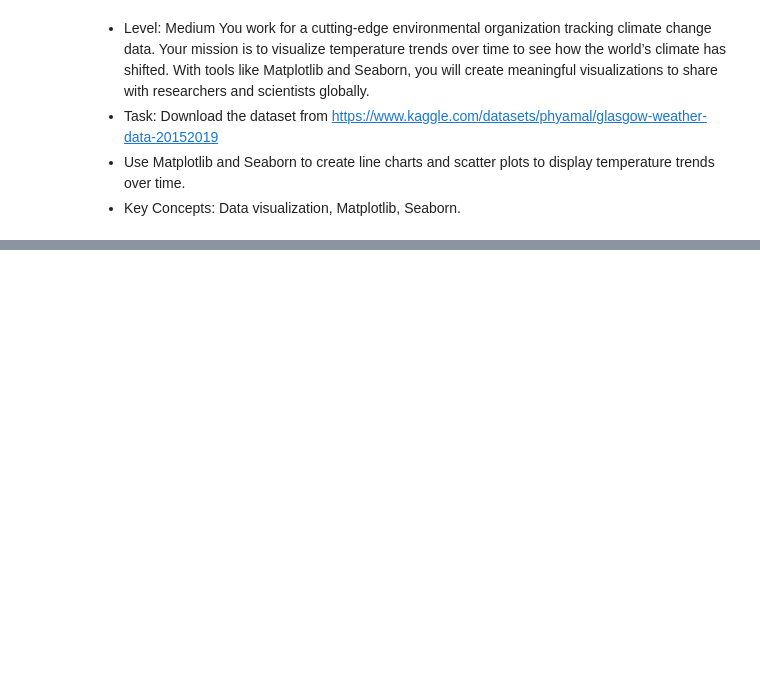
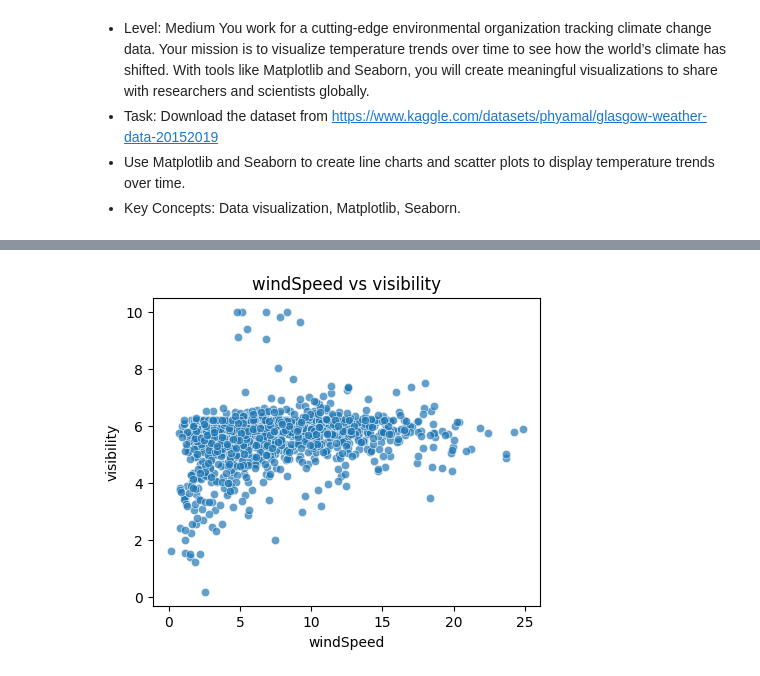
Before and after one commit to nithinbadicodes/10-Python-projects, a Jupyter notebook: Climate_analysis.ipynb, the cells around one changed output, grey strips where cells are left out. Drawn from its saved outputs; the diff is of its cells as text; code cells hidden in the pictures; blank space fills up the shorter version.

```diff
--- a/Climate_analysis.ipynb
+++ b/Climate_analysis.ipynb
@@ -115,0 +50,7 @@ df.drop('summary',axis=1,inplace=True)
+# %%
+plt.figure(figsize=(5,4))
+sns.scatterplot(data=df, x='windSpeed', y='visibility', alpha=0.7)
+plt.title('windSpeed vs visibility')
+plt.show()
+# %% [output]
+[figure, added]
```
Also changed, not shown: parts of 19 cells of this notebook.
